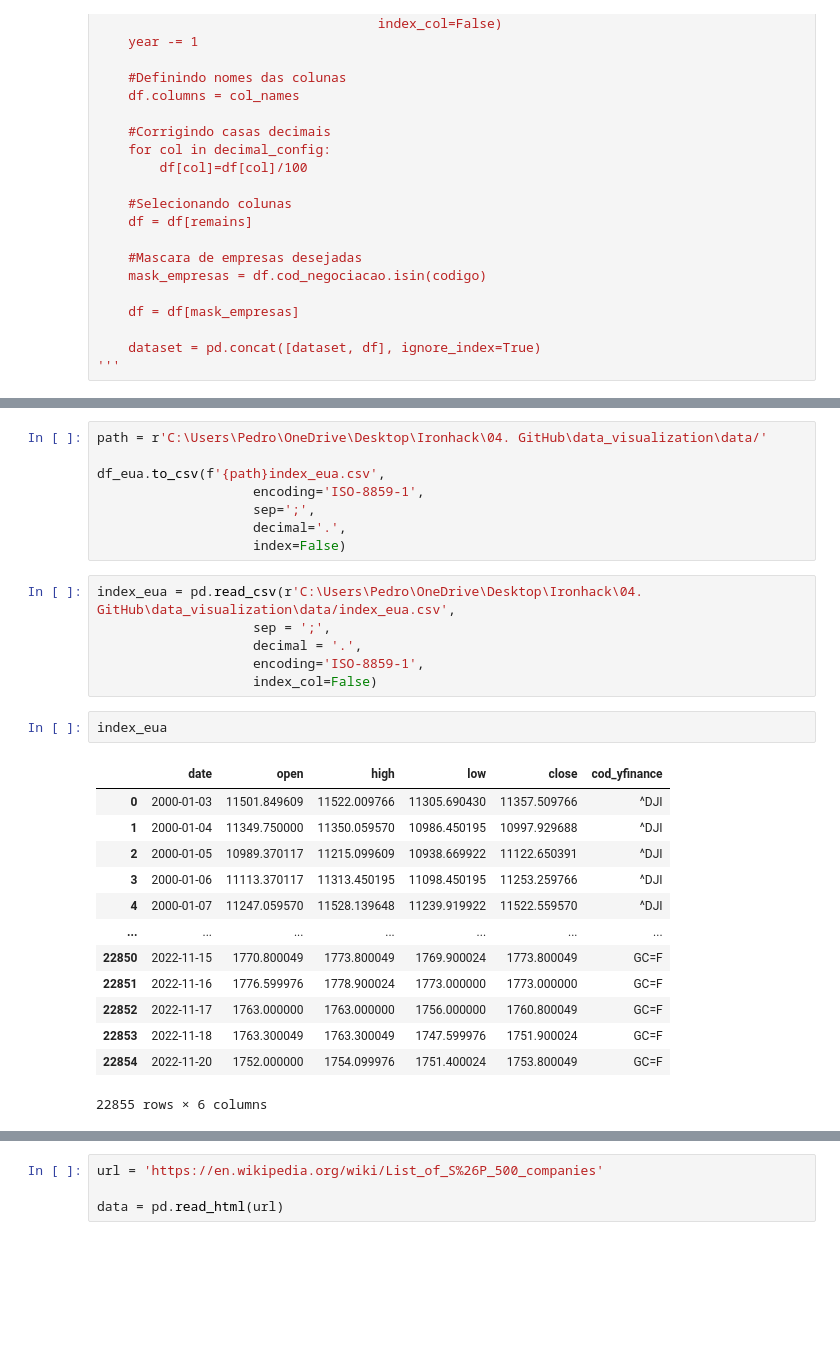
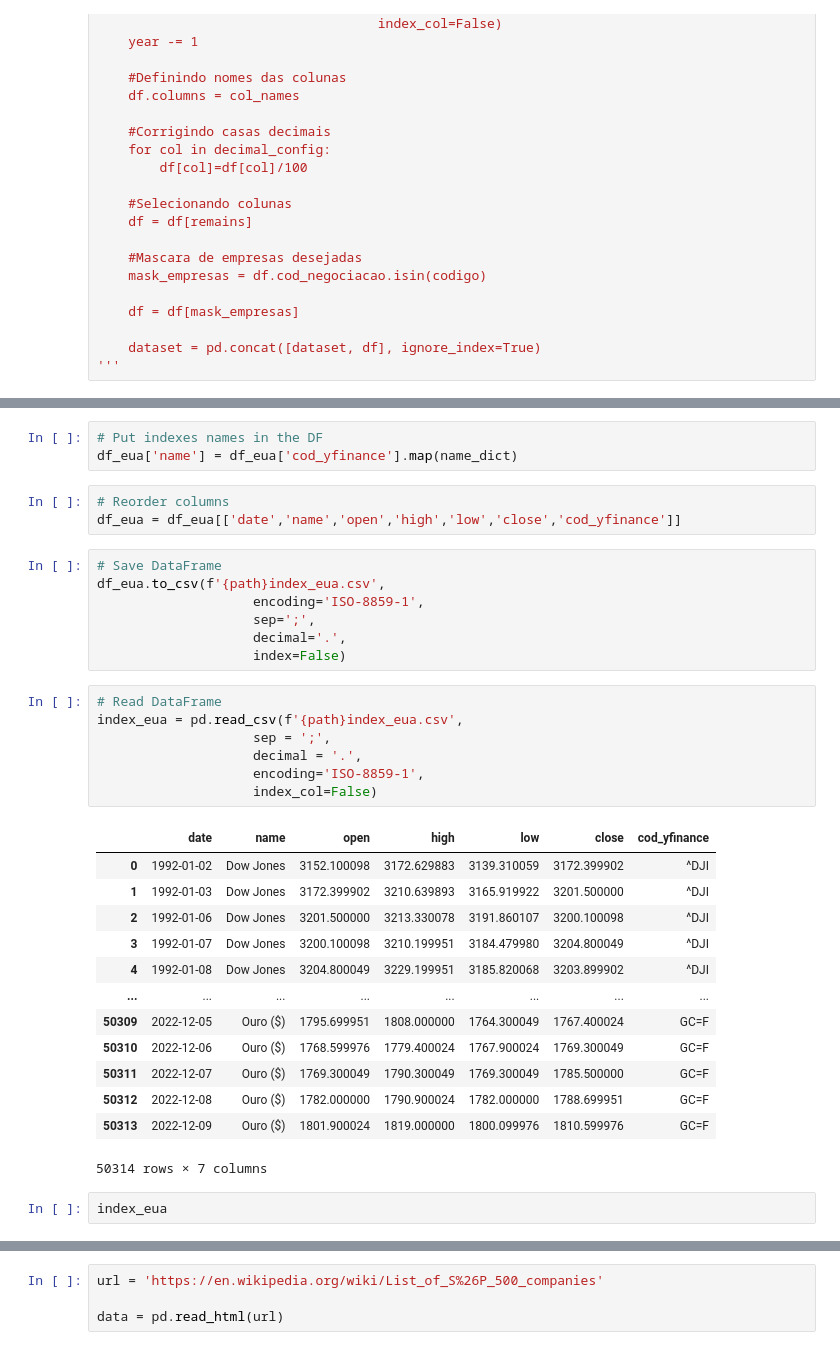
Before and after one commit to pedrolaender/05.Ironhack_Final_Project, a Jupyter notebook: testes.ipynb, the cells around one changed output, grey strips where cells are left out. Cells and saved outputs as stored; diff of their text form; blank space fills up the shorter version.

```diff
--- a/testes.ipynb
+++ b/testes.ipynb
@@ -473,31 +529,37 @@ df_eua
+# %%
+# Put indexes names in the DF
+df_eua['name'] = df_eua['cod_yfinance'].map(name_dict)
+# %%
+# Reorder columns
+df_eua = df_eua[['date','name','open','high','low','close','cod_yfinance']]
 # %%
-path = r'C:\Users\Pedro\OneDrive\Desktop\Ironhack\04. GitHub\data_visualization\data/'
-
+# Save DataFrame
 df_eua.to_csv(f'{path}index_eua.csv',
                     encoding='ISO-8859-1',
                     sep=';',
                     decimal='.',
                     index=False)
 # %%
-index_eua = pd.read_csv(r'C:\Users\Pedro\OneDrive\Desktop\Ironhack\04. GitHub\data_visualization\data/index_eua.csv',
+# Read DataFrame
+index_eua = pd.read_csv(f'{path}index_eua.csv',
                     sep = ';',
                     decimal = '.',
                     encoding='ISO-8859-1',
                     index_col=False)
+# %% [output]
+|  | date | name | open | high | low | close | cod_yfinance |
+| 0 | 1992-01-02 | Dow Jones | 3152.100098 | 3172.629883 | 3139.310059 | 3172.399902 | ^DJI |
+| 1 | 1992-01-03 | Dow Jones | 3172.399902 | 3210.639893 | 3165.919922 | 3201.500000 | ^DJI |
+| 2 | 1992-01-06 | Dow Jones | 3201.500000 | 3213.330078 | 3191.860107 | 3200.100098 | ^DJI |
+| 3 | 1992-01-07 | Dow Jones | 3200.100098 | 3210.199951 | 3184.479980 | 3204.800049 | ^DJI |
+| 4 | 1992-01-08 | Dow Jones | 3204.800049 | 3229.199951 | 3185.820068 | 3203.899902 | ^DJI |
+| ... | ... | ... | ... | ... | ... | ... | ... |
+| 50309 | 2022-12-05 | Ouro ($) | 1795.699951 | 1808.000000 | 1764.300049 | 1767.400024 | GC=F |
+| 50310 | 2022-12-06 | Ouro ($) | 1768.599976 | 1779.400024 | 1767.900024 | 1769.300049 | GC=F |
+| 50311 | 2022-12-07 | Ouro ($) | 1769.300049 | 1790.300049 | 1769.300049 | 1785.500000 | GC=F |
+| 50312 | 2022-12-08 | Ouro ($) | 1782.000000 | 1790.900024 | 1782.000000 | 1788.699951 | GC=F |
+| 50313 | 2022-12-09 | Ouro ($) | 1801.900024 | 1819.000000 | 1800.099976 | 1810.599976 | GC=F |
+50314 rows × 7 columns
 # %%
 index_eua
-# %% [output]
-|  | date | open | high | low | close | cod_yfinance |
-| 0 | 2000-01-03 | 11501.849609 | 11522.009766 | 11305.690430 | 11357.509766 | ^DJI |
-| 1 | 2000-01-04 | 11349.750000 | 11350.059570 | 10986.450195 | 10997.929688 | ^DJI |
-| 2 | 2000-01-05 | 10989.370117 | 11215.099609 | 10938.669922 | 11122.650391 | ^DJI |
-| 3 | 2000-01-06 | 11113.370117 | 11313.450195 | 11098.450195 | 11253.259766 | ^DJI |
-| 4 | 2000-01-07 | 11247.059570 | 11528.139648 | 11239.919922 | 11522.559570 | ^DJI |
-| ... | ... | ... | ... | ... | ... | ... |
-| 22850 | 2022-11-15 | 1770.800049 | 1773.800049 | 1769.900024 | 1773.800049 | GC=F |
-| 22851 | 2022-11-16 | 1776.599976 | 1778.900024 | 1773.000000 | 1773.000000 | GC=F |
-| 22852 | 2022-11-17 | 1763.000000 | 1763.000000 | 1756.000000 | 1760.800049 | GC=F |
-| 22853 | 2022-11-18 | 1763.300049 | 1763.300049 | 1747.599976 | 1751.900024 | GC=F |
-| 22854 | 2022-11-20 | 1752.000000 | 1754.099976 | 1751.400024 | 1753.800049 | GC=F |
-22855 rows × 6 columns
 # %%
```
Also changed, not shown: parts of 98 cells of this notebook, 6 other files.
